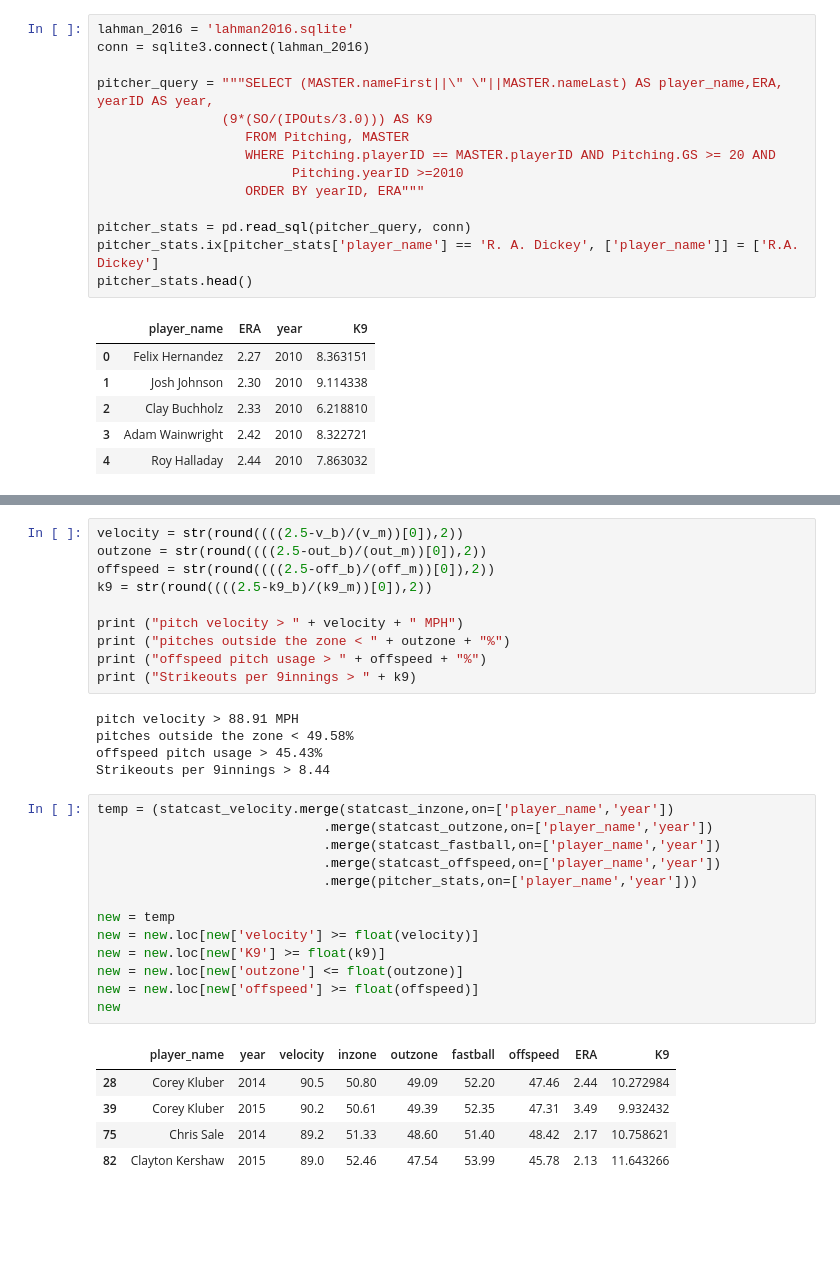
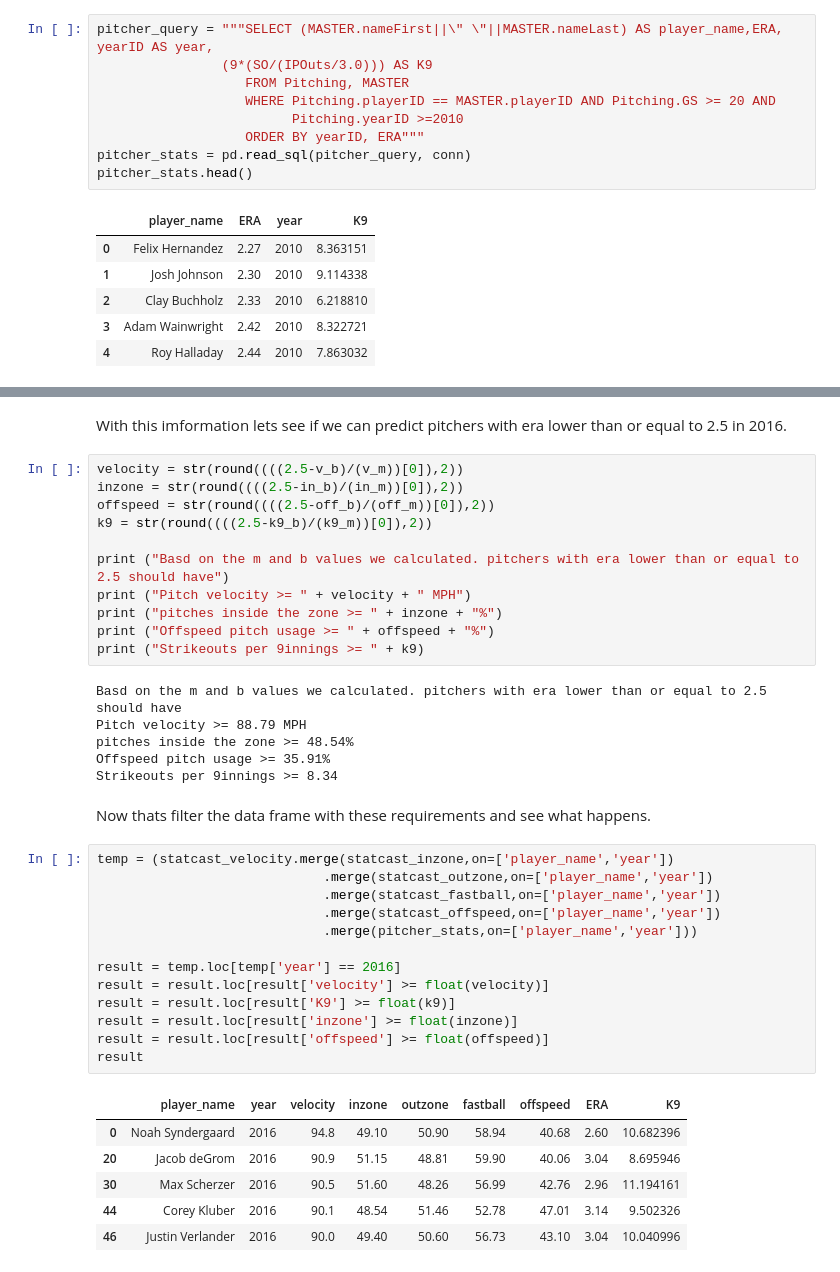
Before and after one commit to pchen212/pchen212.github.io, a Jupyter notebook: Final.ipynb, the cells around one changed output, grey strips where cells are left out. Saved outputs shown, nothing was run; the diff lists cells and outputs as text; blank space fills up the shorter version.

```diff
--- a/Final.ipynb
+++ b/Final.ipynb
@@ -46,16 +67,11 @@ import numpy as np
 # %%
-lahman_2016 = 'lahman2016.sqlite'
-conn = sqlite3.connect(lahman_2016)
-
 pitcher_query = """SELECT (MASTER.nameFirst||\" \"||MASTER.nameLast) AS player_name,ERA, yearID AS year,
                 (9*(SO/(IPOuts/3.0))) AS K9
                    FROM Pitching, MASTER
                    WHERE Pitching.playerID == MASTER.playerID AND Pitching.GS >= 20 AND
                          Pitching.yearID >=2010
                    ORDER BY yearID, ERA"""
-
 pitcher_stats = pd.read_sql(pitcher_query, conn)
-pitcher_stats.ix[pitcher_stats['player_name'] == 'R. A. Dickey', ['player_name']] = ['R.A. Dickey']
 pitcher_stats.head()
 # %% [output]
 |  | player_name | ERA | year | K9 |
@@ -152,34 +259,41 @@ loop_plot(plots)
+# %% [markdown]
+With this imformation lets see if we can predict pitchers with era lower than or equal to 2.5 in 2016.
 # %%
 velocity = str(round((((2.5-v_b)/(v_m))[0]),2))
-outzone = str(round((((2.5-out_b)/(out_m))[0]),2))
+inzone = str(round((((2.5-in_b)/(in_m))[0]),2))
 offspeed = str(round((((2.5-off_b)/(off_m))[0]),2))
 k9 = str(round((((2.5-k9_b)/(k9_m))[0]),2))
 
-print ("pitch velocity > " + velocity + " MPH")
-print ("pitches outside the zone < " + outzone + "%")
-print ("offspeed pitch usage > " + offspeed + "%")
-print ("Strikeouts per 9innings > " + k9)
+print ("Basd on the m and b values we calculated. pitchers with era lower than or equal to 2.5 should have")
+print ("Pitch velocity >= " + velocity + " MPH")
+print ("pitches inside the zone >= " + inzone + "%")
+print ("Offspeed pitch usage >= " + offspeed + "%")
+print ("Strikeouts per 9innings >= " + k9)
 # %% [output]
-pitch velocity > 88.91 MPH
-pitches outside the zone < 49.58%
-offspeed pitch usage > 45.43%
-Strikeouts per 9innings > 8.44
+Basd on the m and b values we calculated. pitchers with era lower than or equal to 2.5 should have
+Pitch velocity >= 88.79 MPH
+pitches inside the zone >= 48.54%
+Offspeed pitch usage >= 35.91%
+Strikeouts per 9innings >= 8.34
+# %% [markdown]
+Now thats filter the data frame with these requirements and see what happens.
 # %%
 temp = (statcast_velocity.merge(statcast_inzone,on=['player_name','year'])
                              .merge(statcast_outzone,on=['player_name','year'])
                              .merge(statcast_fastball,on=['player_name','year'])
                              .merge(statcast_offspeed,on=['player_name','year'])
                              .merge(pitcher_stats,on=['player_name','year']))
 
-new = temp
-new = new.loc[new['velocity'] >= float(velocity)]
-new = new.loc[new['K9'] >= float(k9)]
-new = new.loc[new['outzone'] <= float(outzone)]
-new = new.loc[new['offspeed'] >= float(offspeed)]
-new
+result = temp.loc[temp['year'] == 2016]
+result = result.loc[result['velocity'] >= float(velocity)]
+result = result.loc[result['K9'] >= float(k9)]
+result = result.loc[result['inzone'] >= float(inzone)]
+result = result.loc[result['offspeed'] >= float(offspeed)]
+result
 # %% [output]
 |  | player_name | year | velocity | inzone | outzone | fastball | offspeed | ERA | K9 |
-| 28 | Corey Kluber | 2014 | 90.5 | 50.80 | 49.09 | 52.20 | 47.46 | 2.44 | 10.272984 |
-| 39 | Corey Kluber | 2015 | 90.2 | 50.61 | 49.39 | 52.35 | 47.31 | 3.49 | 9.932432 |
-| 75 | Chris Sale | 2014 | 89.2 | 51.33 | 48.60 | 51.40 | 48.42 | 2.17 | 10.758621 |
-| 82 | Clayton Kershaw | 2015 | 89.0 | 52.46 | 47.54 | 53.99 | 45.78 | 2.13 | 11.643266 |
+| 0 | Noah Syndergaard | 2016 | 94.8 | 49.10 | 50.90 | 58.94 | 40.68 | 2.60 | 10.682396 |
+| 20 | Jacob deGrom | 2016 | 90.9 | 51.15 | 48.81 | 59.90 | 40.06 | 3.04 | 8.695946 |
+| 30 | Max Scherzer | 2016 | 90.5 | 51.60 | 48.26 | 56.99 | 42.76 | 2.96 | 11.194161 |
+| 44 | Corey Kluber | 2016 | 90.1 | 48.54 | 51.46 | 52.78 | 47.01 | 3.14 | 9.502326 |
+| 46 | Justin Verlander | 2016 | 90.0 | 49.40 | 50.60 | 56.73 | 43.10 | 3.04 | 10.040996 |
```
Also changed, not shown: parts of 31 cells of this notebook.
